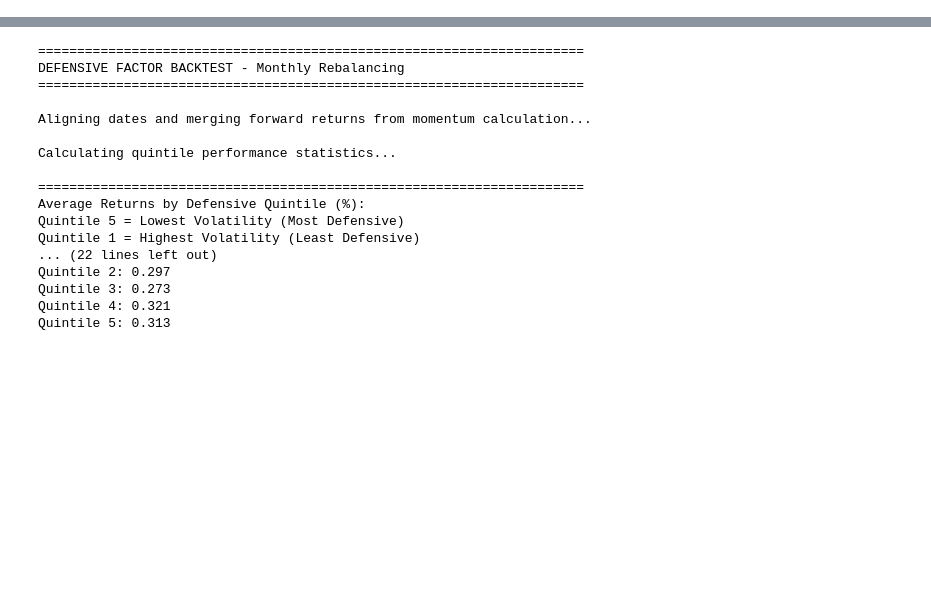
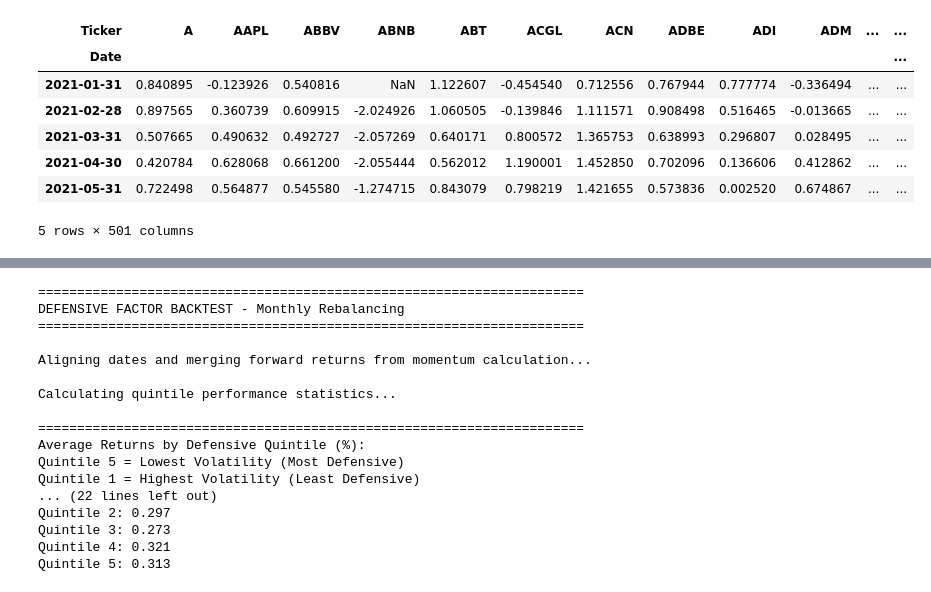
Before and after one commit to timotheemaha/Equities-Capitox-Quant, a Jupyter notebook: spx_data.ipynb, the cells around one changed output, grey strips where cells are left out. Drawn from its saved outputs; the diff is of its cells as text; code cells hidden in the pictures; blank space fills up the shorter version.

```diff
--- a/spx_data.ipynb
+++ b/spx_data.ipynb
@@ -481,0 +505,11 @@ Name: count, dtype: int64
+# %%
+lowvol_matrix.head()
+# %% [output]
+| Ticker | A | AAPL | ABBV | ABNB | ABT | ACGL | ACN | ADBE | ADI | ADM | ... | ... |
+| Date |  |  |  |  |  |  |  |  |  |  |  | ... |
+| 2021-01-31 | 0.840895 | -0.123926 | 0.540816 | NaN | 1.122607 | -0.454540 | 0.712556 | 0.767944 | 0.777774 | -0.336494 | ... | ... |
+| 2021-02-28 | 0.897565 | 0.360739 | 0.609915 | -2.024926 | 1.060505 | -0.139846 | 1.111571 | 0.908498 | 0.516465 | -0.013665 | ... | ... |
+| 2021-03-31 | 0.507665 | 0.490632 | 0.492727 | -2.057269 | 0.640171 | 0.800572 | 1.365753 | 0.638993 | 0.296807 | 0.028495 | ... | ... |
+| 2021-04-30 | 0.420784 | 0.628068 | 0.661200 | -2.055444 | 0.562012 | 1.190001 | 1.452850 | 0.702096 | 0.136606 | 0.412862 | ... | ... |
+| 2021-05-31 | 0.722498 | 0.564877 | 0.545580 | -1.274715 | 0.843079 | 0.798219 | 1.421655 | 0.573836 | 0.002520 | 0.674867 | ... | ... |
+5 rows × 501 columns
```
Also changed, not shown: parts of 14 cells of this notebook.
